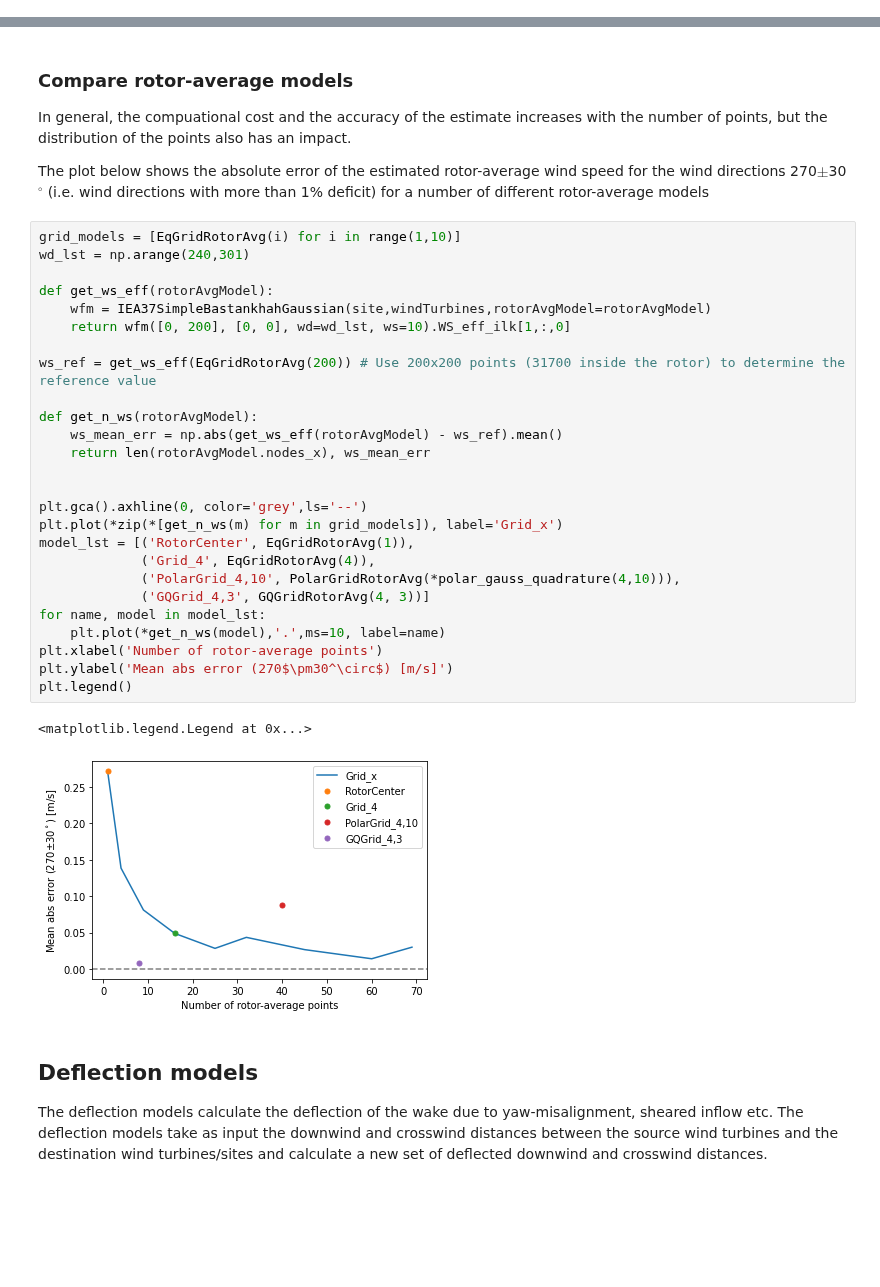
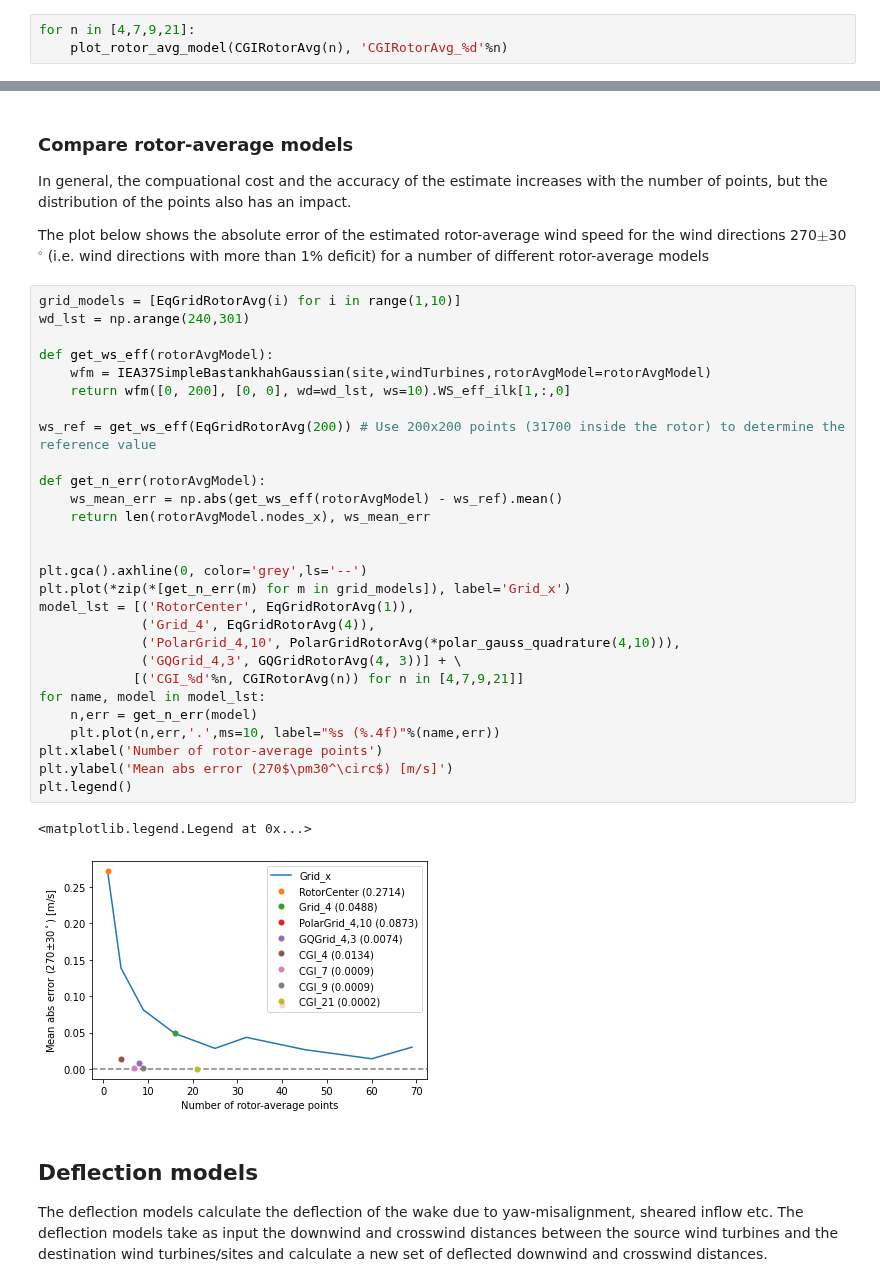
Before and after one commit to DTUWindEnergy/PyWake, a Jupyter notebook: docs/notebooks/EngineeringWindFarmModels.ipynb, the cells around one changed output, grey strips where cells are left out. Drawn from its saved outputs; the diff is of its cells as text; blank space fills up the shorter version.

Commit message:
Add CGIRotorAvg

```diff
--- a/docs/notebooks/EngineeringWindFarmModels.ipynb
+++ b/docs/notebooks/EngineeringWindFarmModels.ipynb
@@ -559,0 +564,3 @@ plot_rotor_avg_model(PolarGridRotorAvg(*polar_gauss_quadrature(4,10)), 'PolarGri
+# %%
+for n in [4,7,9,21]:
+    plot_rotor_avg_model(CGIRotorAvg(n), 'CGIRotorAvg_%d'%n)
@@ -566,32 +578,34 @@ The plot below shows the absolute error of the estimated rotor-average wind spee
 # %%
 grid_models = [EqGridRotorAvg(i) for i in range(1,10)]
 wd_lst = np.arange(240,301)
 
 def get_ws_eff(rotorAvgModel):
     wfm = IEA37SimpleBastankhahGaussian(site,windTurbines,rotorAvgModel=rotorAvgModel)
     return wfm([0, 200], [0, 0], wd=wd_lst, ws=10).WS_eff_ilk[1,:,0]
 
 ws_ref = get_ws_eff(EqGridRotorAvg(200)) # Use 200x200 points (31700 inside the rotor) to determine the reference value
 
-def get_n_ws(rotorAvgModel):
+def get_n_err(rotorAvgModel):
     ws_mean_err = np.abs(get_ws_eff(rotorAvgModel) - ws_ref).mean()
     return len(rotorAvgModel.nodes_x), ws_mean_err
 
 
 plt.gca().axhline(0, color='grey',ls='--')
-plt.plot(*zip(*[get_n_ws(m) for m in grid_models]), label='Grid_x')
+plt.plot(*zip(*[get_n_err(m) for m in grid_models]), label='Grid_x')
 model_lst = [('RotorCenter', EqGridRotorAvg(1)),
              ('Grid_4', EqGridRotorAvg(4)),
              ('PolarGrid_4,10', PolarGridRotorAvg(*polar_gauss_quadrature(4,10))),
-             ('GQGrid_4,3', GQGridRotorAvg(4, 3))]
+             ('GQGrid_4,3', GQGridRotorAvg(4, 3))] + \
+            [('CGI_%d'%n, CGIRotorAvg(n)) for n in [4,7,9,21]]
 for name, model in model_lst:
-    plt.plot(*get_n_ws(model),'.',ms=10, label=name)
+    n,err = get_n_err(model)
+    plt.plot(n,err,'.',ms=10, label="%s (%.4f)"%(name,err))
 plt.xlabel('Number of rotor-average points')
 plt.ylabel('Mean abs error (270$\pm30^\circ$) [m/s]')
 plt.legend()
 # %% [output]
 <matplotlib.legend.Legend at 0x...>
-[figure, old version]
+[figure, new version]
 # %% [markdown]
 ## Deflection models
 The deflection models calculate the deflection of the wake due to yaw-misalignment, sheared inflow etc.
```
Also changed, not shown: parts of 11 cells of this notebook, 3 other files.
